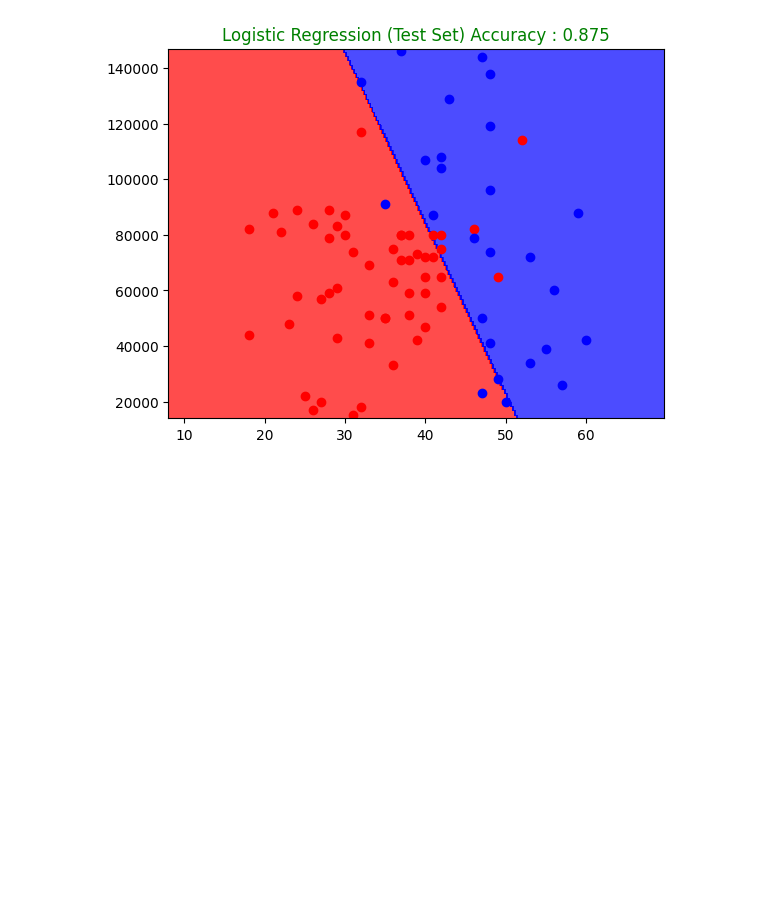
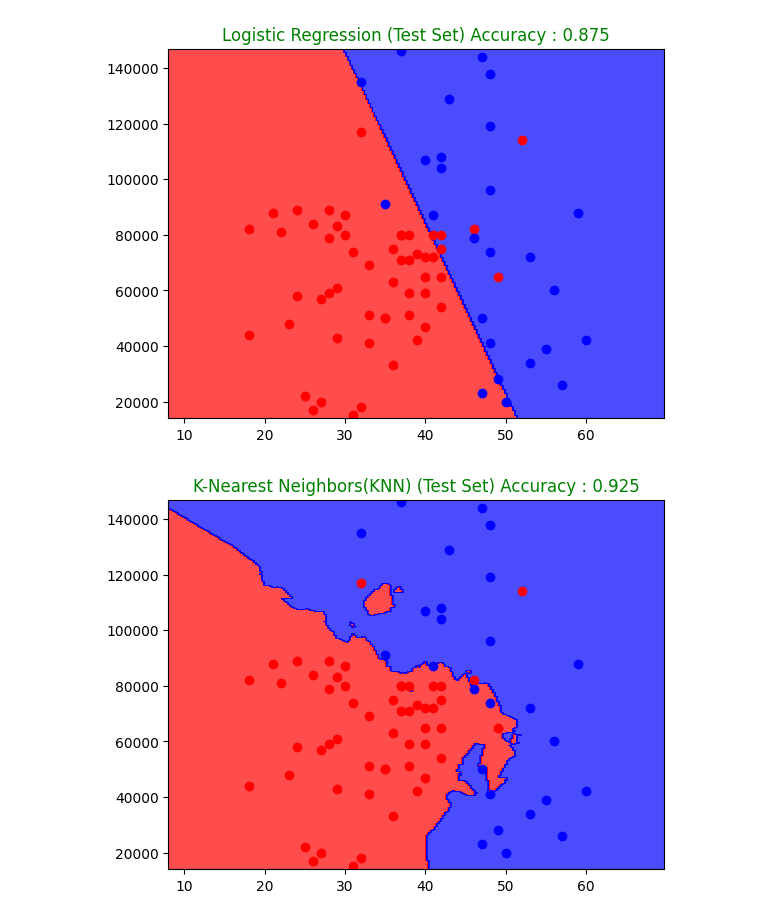
Before and after one commit to MrRainGuy/Machine-Learning-A-Z, a Jupyter notebook: My Own/Classification/Classification-models-all.ipynb, the cells around one changed output. Drawn from its saved outputs; the diff is of its cells as text; code cells hidden in the pictures; blank space fills up the shorter version.

Commit message:
Visualising the K-Nearest Neighbors(K-NN)

```diff
--- a/My Own/Classification/Classification-models-all.ipynb
+++ b/My Own/Classification/Classification-models-all.ipynb
@@ -34,3 +34,10 @@ classifier.fit(X_train, y_train)
 DrawResult(classifier, "Logistic Regression (Test Set)")
 # %% [output]
 [figure]
+# %%
+from sklearn.neighbors import KNeighborsClassifier
+knnclassifier = KNeighborsClassifier(n_neighbors = 5, metric = "minkowski", p = 2, )
+knnclassifier.fit(X_train, y_train)
+DrawResult(knnclassifier, "K-Nearest Neighbors(KNN) (Test Set)")
+# %% [output]
+[figure, added]
```
